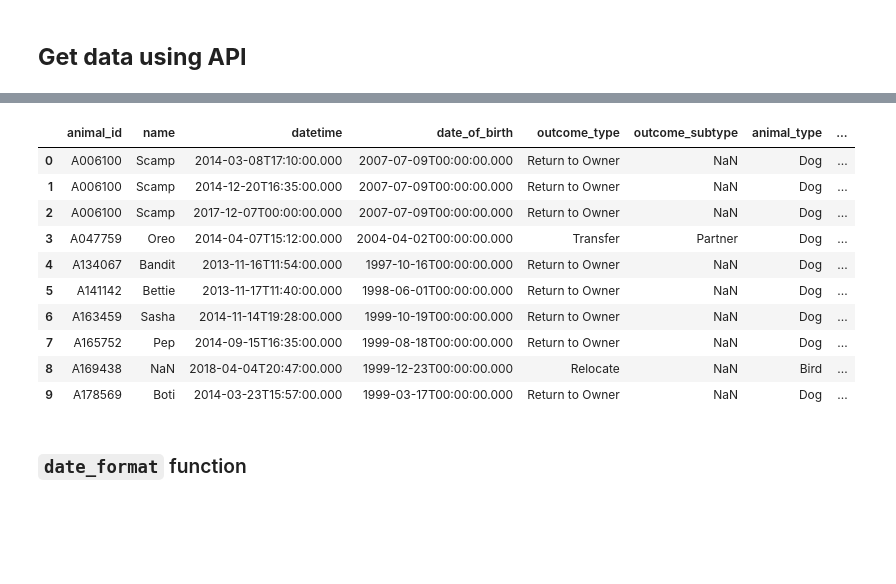
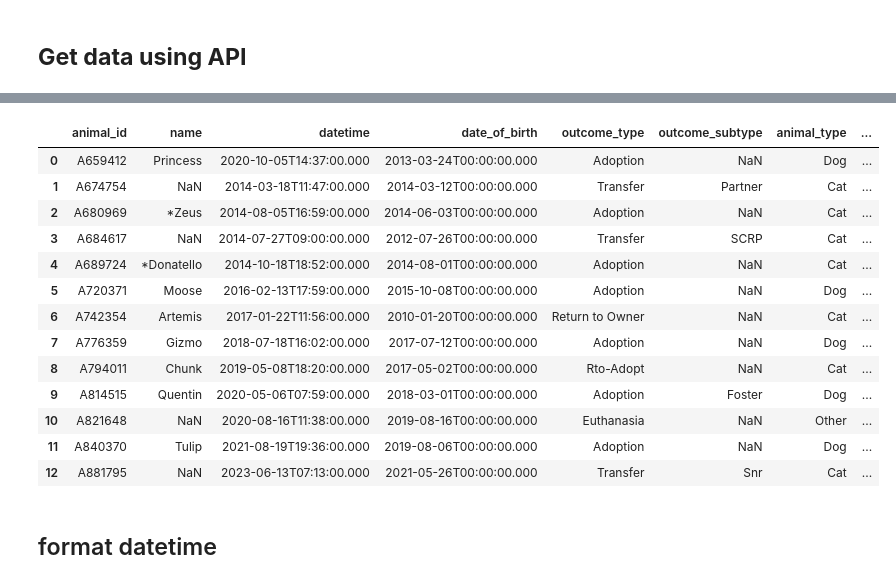
Before and after one commit to Rebekah-Chuang/2023Fall_Projects, a Jupyter notebook: data_cleaning.ipynb, the cells around one changed output, grey strips where cells are left out. Drawn from its saved outputs; the diff is of its cells as text; code cells hidden in the pictures; blank space fills up the shorter version.

Commit message:
add testdata, add doctests to data_cleaning_functions.py, add data_cleaning.ipynb

```diff
--- a/data_cleaning.ipynb
+++ b/data_cleaning.ipynb
@@ -5,33 +9,5 @@ import requests
 # %% [markdown]
 ## **Get data using API**
-# %%
-def get_data(urls):
-    # Store data in dictionaries
-    data_dict = {}
-
-    # Make a GET request to fetch the data
-    for file_name, url in urls.items():
-        response = requests.get(url)
-
-        # Check if the request was successful (status code 200)
-        if response.status_code == 200:
-
-            # Read the response content (CSV data) into a pandas DataFrame
-            data = pd.read_csv(url)
-
-            # Store the DataFrame in the dictionary
-            data_dict[file_name] = data
-
-            # Display the first few rows of the data
-            print(f"Successfully get {file_name.upper()} data({len(data_dict[file_name])}rows)...")
-        else:
-            print(f"Failed to retrieve {file_name.upper()} data. Status code:", response.status_code)
-
-    # Access the DataFrames by their labels
-    intake = data_dict["intake"]
-    outcome = data_dict["outcome"]
-
-    return intake, outcome
 # %%
 # API endpoint URL(set the limit to get all data(default is 1000 rows))
 urls = {
@@ -70,0 +31,3 @@ outcome.head()
+# %%
+intake.drop_duplicates(inplace=True)
+outcome.drop_duplicates(inplace=True)
@@ -94,10 +78,4 @@ outcome.head()
-# %%
-data_file = [intake, outcome]
-
-for i, data in enumerate(data_file):
-    data_file[i] = data.sort_values(by=["animal_id", "datetime"], ascending=True)\
-                       .reset_index(drop=True)
-
-intake = data_file[0]
-outcome = data_file[1]
+# %%
+intake = intake.sort_values(by=["animal_id", "datetime"], ascending=True).reset_index(drop=True)
+outcome = outcome.sort_values(by=["animal_id", "datetime"], ascending=True).reset_index(drop=True)
 # %%
@@ -117,16 +95,17 @@ intake.head(10)
 # %%
-outcome.head(10)
+outcome
 # %% [output]
 |  | animal_id | name | datetime | date_of_birth | outcome_type | outcome_subtype | animal_type | ... |
-| 0 | A006100 | Scamp | 2014-03-08T17:10:00.000 | 2007-07-09T00:00:00.000 | Return to Owner | NaN | Dog | ... |
-| 1 | A006100 | Scamp | 2014-12-20T16:35:00.000 | 2007-07-09T00:00:00.000 | Return to Owner | NaN | Dog | ... |
-| 2 | A006100 | Scamp | 2017-12-07T00:00:00.000 | 2007-07-09T00:00:00.000 | Return to Owner | NaN | Dog | ... |
-| 3 | A047759 | Oreo | 2014-04-07T15:12:00.000 | 2004-04-02T00:00:00.000 | Transfer | Partner | Dog | ... |
-| 4 | A134067 | Bandit | 2013-11-16T11:54:00.000 | 1997-10-16T00:00:00.000 | Return to Owner | NaN | Dog | ... |
-| 5 | A141142 | Bettie | 2013-11-17T11:40:00.000 | 1998-06-01T00:00:00.000 | Return to Owner | NaN | Dog | ... |
-| 6 | A163459 | Sasha | 2014-11-14T19:28:00.000 | 1999-10-19T00:00:00.000 | Return to Owner | NaN | Dog | ... |
-| 7 | A165752 | Pep | 2014-09-15T16:35:00.000 | 1999-08-18T00:00:00.000 | Return to Owner | NaN | Dog | ... |
-| 8 | A169438 | NaN | 2018-04-04T20:47:00.000 | 1999-12-23T00:00:00.000 | Relocate | NaN | Bird | ... |
-| 9 | A178569 | Boti | 2014-03-23T15:57:00.000 | 1999-03-17T00:00:00.000 | Return to Owner | NaN | Dog | ... |
+| 0 | A659412 | Princess | 2020-10-05T14:37:00.000 | 2013-03-24T00:00:00.000 | Adoption | NaN | Dog | ... |
+| 1 | A674754 | NaN | 2014-03-18T11:47:00.000 | 2014-03-12T00:00:00.000 | Transfer | Partner | Cat | ... |
+| 2 | A680969 | *Zeus | 2014-08-05T16:59:00.000 | 2014-06-03T00:00:00.000 | Adoption | NaN | Cat | ... |
+| 3 | A684617 | NaN | 2014-07-27T09:00:00.000 | 2012-07-26T00:00:00.000 | Transfer | SCRP | Cat | ... |
+| 4 | A689724 | *Donatello | 2014-10-18T18:52:00.000 | 2014-08-01T00:00:00.000 | Adoption | NaN | Cat | ... |
+| 5 | A720371 | Moose | 2016-02-13T17:59:00.000 | 2015-10-08T00:00:00.000 | Adoption | NaN | Dog | ... |
+| 6 | A742354 | Artemis | 2017-01-22T11:56:00.000 | 2010-01-20T00:00:00.000 | Return to Owner | NaN | Cat | ... |
+| 7 | A776359 | Gizmo | 2018-07-18T16:02:00.000 | 2017-07-12T00:00:00.000 | Adoption | NaN | Dog | ... |
+| 8 | A794011 | Chunk | 2019-05-08T18:20:00.000 | 2017-05-02T00:00:00.000 | Rto-Adopt | NaN | Cat | ... |
+| 9 | A814515 | Quentin | 2020-05-06T07:59:00.000 | 2018-03-01T00:00:00.000 | Adoption | Foster | Dog | ... |
+| 10 | A821648 | NaN | 2020-08-16T11:38:00.000 | 2019-08-16T00:00:00.000 | Euthanasia | NaN | Other | ... |
+| 11 | A840370 | Tulip | 2021-08-19T19:36:00.000 | 2019-08-06T00:00:00.000 | Adoption | NaN | Dog | ... |
+| 12 | A881795 | NaN | 2023-06-13T07:13:00.000 | 2021-05-26T00:00:00.000 | Transfer | Snr | Cat | ... |
-# %% [markdown]
-### `date_format` function
@@ -138 +112,3 @@ def date_format(df, col, format):
+# %% [markdown]
+## format datetime
 # %%
```
Also changed, not shown: parts of 41 cells of this notebook, 3 other files.
